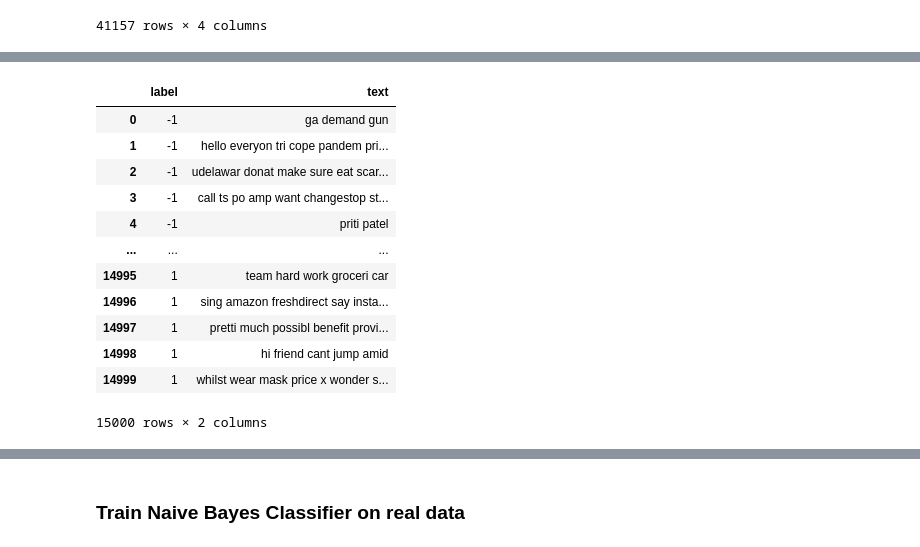
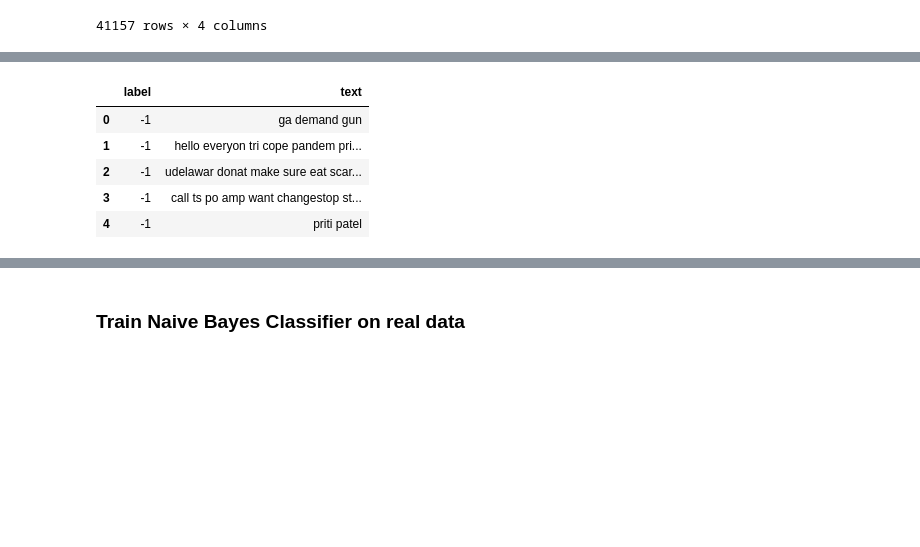
Before and after one commit to helenyjx/NLP-Final, a Jupyter notebook: 10_code/real data_2.ipynb, the cells around one changed output, grey strips where cells are left out. Saved outputs shown, nothing was run; the diff lists cells and outputs as text; code cells hidden in the pictures; blank space fills up the shorter version.

```diff
--- a/10_code/real data_2.ipynb
+++ b/10_code/real data_2.ipynb
@@ -291,18 +255,11 @@ for i in range(3):
         generateLabelText.append({"label": label[i], "text": " ".join(item)})
 generateLabelTextDf = pd.DataFrame(generateLabelText)
 # %%
-generateLabelTextDf
+generateLabelTextDf.head()
 # %% [output]
 |  | label | text |
 | 0 | -1 | ga demand gun |
 | 1 | -1 | hello everyon tri cope pandem pri... |
 | 2 | -1 | udelawar donat make sure eat scar... |
 | 3 | -1 | call ts po amp want changestop st... |
 | 4 | -1 | priti patel |
-| ... | ... | ... |
-| 14995 | 1 | team hard work groceri car |
-| 14996 | 1 | sing amazon freshdirect say insta... |
-| 14997 | 1 | pretti much possibl benefit provi... |
-| 14998 | 1 | hi friend cant jump amid |
-| 14999 | 1 | whilst wear mask price x wonder s... |
-15000 rows × 2 columns
```
Also changed, not shown: parts of 10 cells of this notebook.
